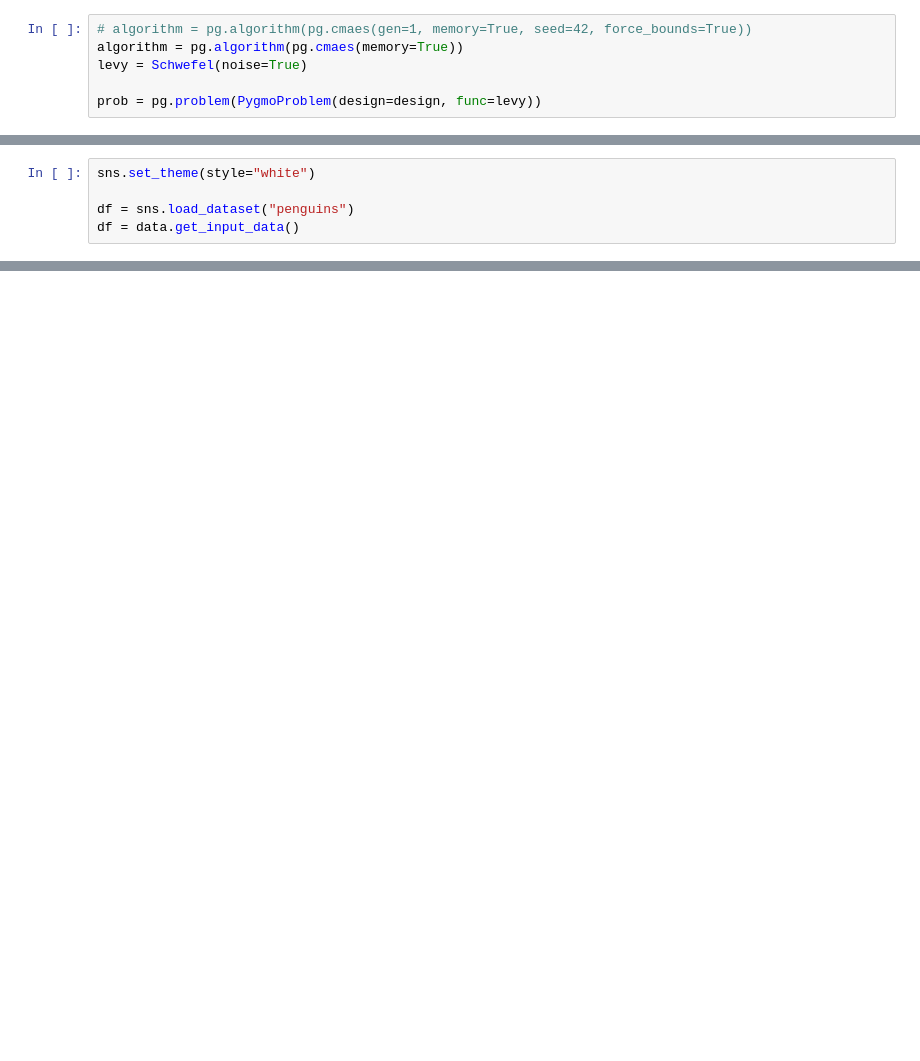
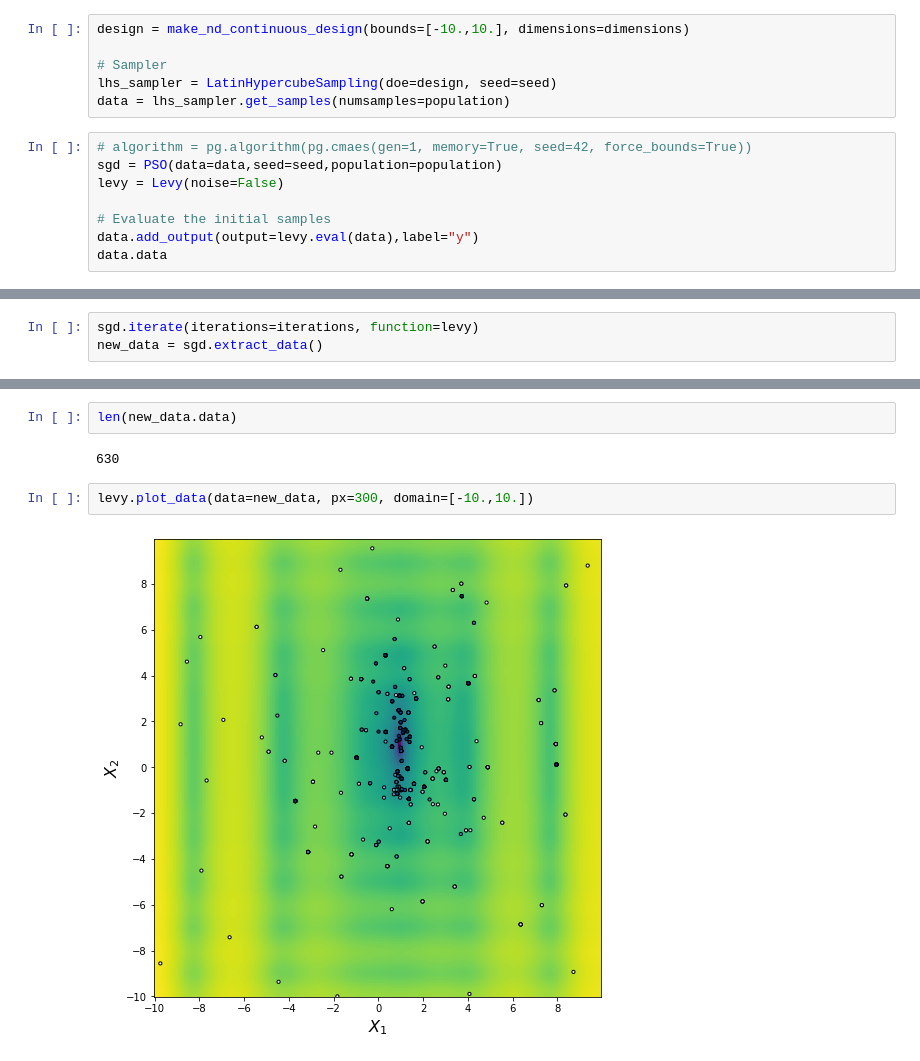
Before and after one commit to bessagroup/f3dasm, a Jupyter notebook: notebooks/pygmo.ipynb, the cells around one changed output, grey strips where cells are left out. Cells and saved outputs as stored; diff of their text form; blank space fills up the shorter version.

```diff
--- a/notebooks/pygmo.ipynb
+++ b/notebooks/pygmo.ipynb
@@ -41,6 +23,14 @@ design = make_nd_continuous_design(bounds=[-10.,10.], dimensions=dimensions)
+# %%
+design = make_nd_continuous_design(bounds=[-10.,10.], dimensions=dimensions)
+
+# Sampler
+lhs_sampler = LatinHypercubeSampling(doe=design, seed=seed)
+data = lhs_sampler.get_samples(numsamples=population)
 # %%
 # algorithm = pg.algorithm(pg.cmaes(gen=1, memory=True, seed=42, force_bounds=True))
-algorithm = pg.algorithm(pg.cmaes(memory=True))
-levy = Schwefel(noise=True)
+sgd = PSO(data=data,seed=seed,population=population)
+levy = Levy(noise=False)
 
-prob = pg.problem(PygmoProblem(design=design, func=levy))
+# Evaluate the initial samples
+data.add_output(output=levy.eval(data),label="y")
+data.data
@@ -107,5 +55,0 @@ import seaborn as sns
-# %%
-sns.set_theme(style="white")
-
-df = sns.load_dataset("penguins")
-df = data.get_input_data()
@@ -120,0 +56,3 @@ g.plot_marginals(sns.histplot, color="#03051A", alpha=1, bins=50)
+# %%
+sgd.iterate(iterations=iterations, function=levy)
+new_data = sgd.extract_data()
@@ -120,0 +98,8 @@ g.plot_marginals(sns.histplot, color="#03051A", alpha=1, bins=50)
+# %%
+len(new_data.data)
+# %% [output]
+630
+# %%
+levy.plot_data(data=new_data, px=300, domain=[-10.,10.])
+# %% [output]
+[figure, added]
```
Also changed, not shown: parts of 16 cells of this notebook, 34 other files.
